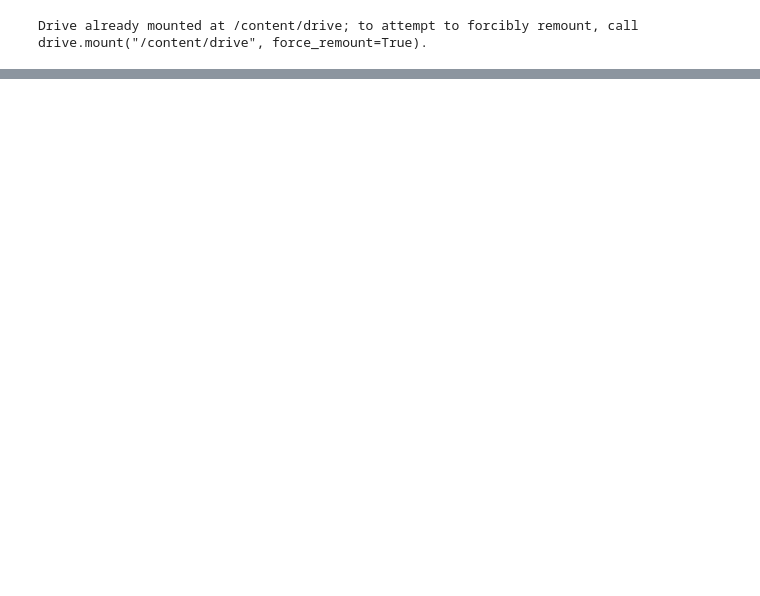
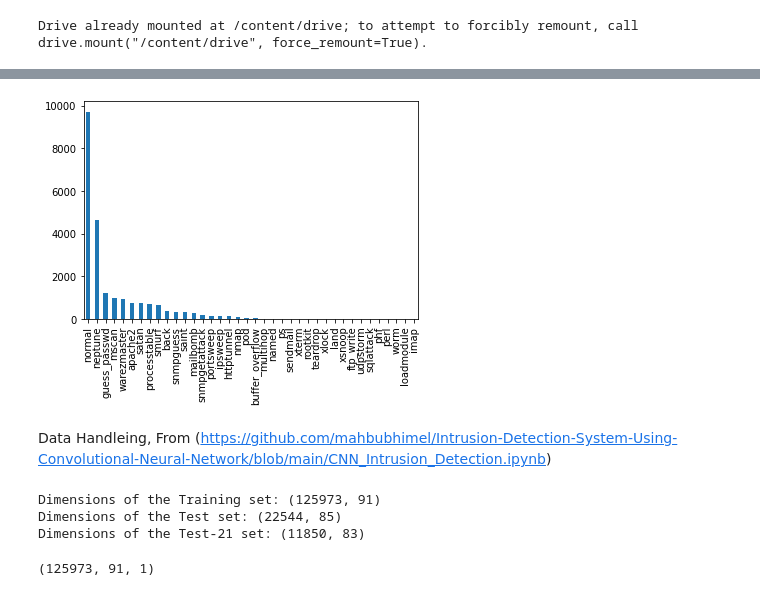
Before and after one commit to topcat101-cmd/Nids-using-TranferLearning, a Jupyter notebook: Nids_intrusion_detection_system.ipynb, the cells around one changed output, grey strips where cells are left out. Cells and saved outputs as stored; diff of their text form; code cells hidden in the pictures; blank space fills up the shorter version.

```diff
--- a/Nids_intrusion_detection_system.ipynb
+++ b/Nids_intrusion_detection_system.ipynb
@@ -94,0 +192,6 @@ test_dat1.describe()#gives us diffrent calculation in a chart, such as count, me
+# %%
+graph('label')
+# %% [output]
+[figure, added]
+# %% [markdown]
+Data Handleing, From (https://github.com/mahbubhimel/Intrusion-Detection-System-Using-Convolutional-Neural-Network/blob/main/CNN_Intrusion_Detection.ipynb)
@@ -94,0 +265,14 @@ test_dat1.describe()#gives us diffrent calculation in a chart, such as count, me
+# %%
+print('Dimensions of the Training set:',x_train.shape)
+print('Dimensions of the Test set:',x_test.shape)
+print('Dimensions of the Test-21 set:',x_21_test.shape)
+#https://github.com/mahbubhimel/Intrusion-Detection-System-Using-Convolutional-Neural-Network/blob/main/CNN_Intrusion_Detection.ipynb
+# %% [output]
+Dimensions of the Training set: (125973, 91)
+Dimensions of the Test set: (22544, 85)
+Dimensions of the Test-21 set: (11850, 83)
+# %%
+x_train = np.reshape(x_train, (x_train.shape[0], x_train.shape[1], 1))
+x_train.shape
+# %% [output]
+(125973, 91, 1)
```
Also changed, not shown: parts of 22 cells of this notebook.
